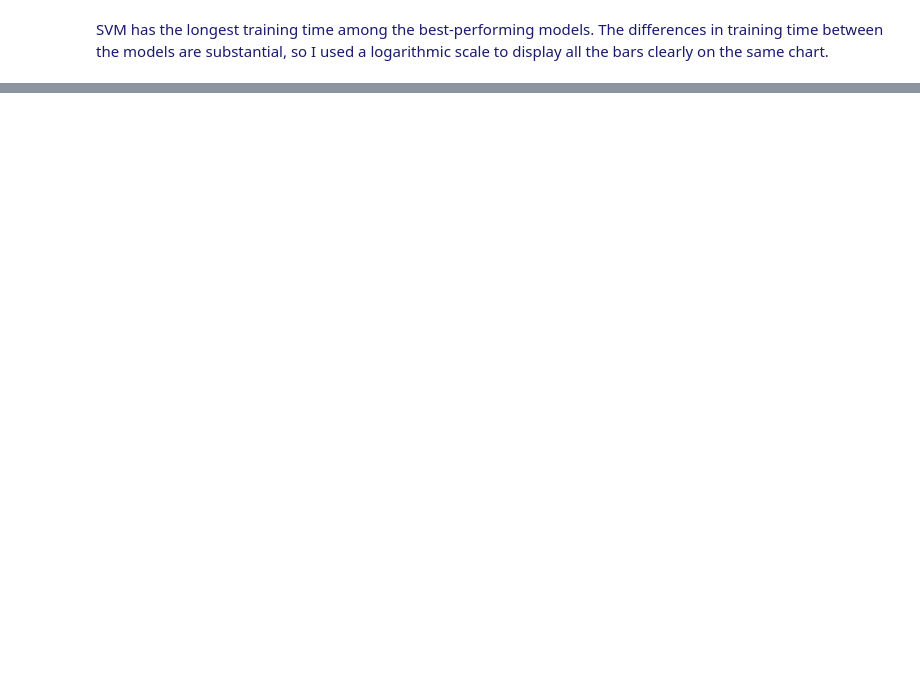
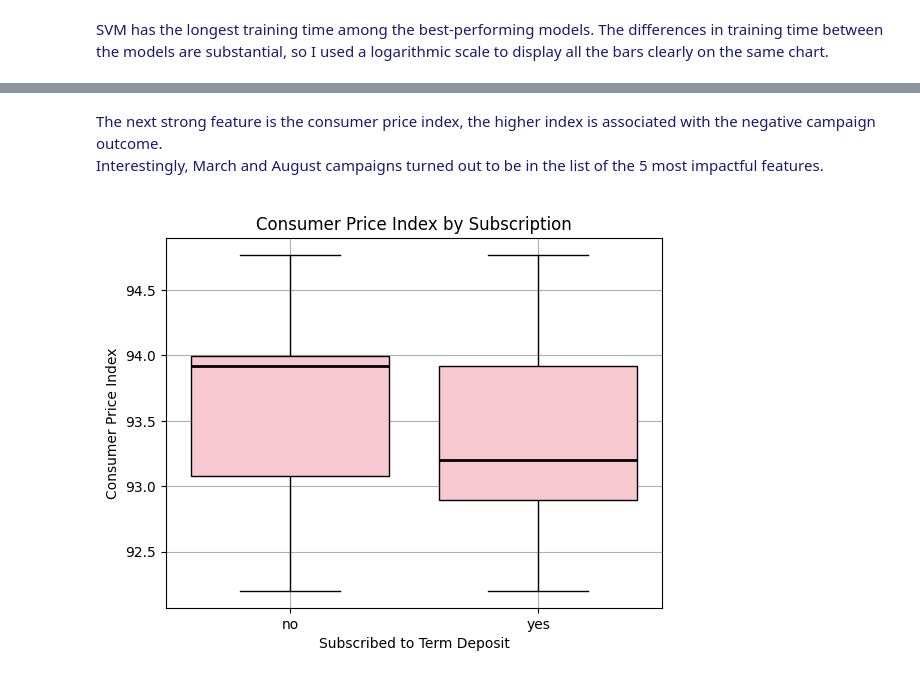
Before and after one commit to vilyapilya/Classification-models-comparison-for-bank-marketing-, a Jupyter notebook: prompt_III.ipynb, the cells around one changed output, grey strips where cells are left out. Cells and saved outputs as stored; diff of their text form; code cells hidden in the pictures; blank space fills up the shorter version.

```diff
--- a/prompt_III.ipynb
+++ b/prompt_III.ipynb
@@ -525,0 +568,23 @@ plt.show()
+# %% [markdown]
+<font color="MidnightBlue">
+The next strong feature is the consumer price index, the higher index is associated with the negative campaign outcome.
+
+Interestingly, March and August campaigns turned out to be in the list of the 5 most impactful features. </font>
+# %%
+sns.boxplot(
+    data=df,
+    x="y",
+    y="cons.price.idx",
+    color="pink",
+    capprops=dict(color="black"),
+    boxprops=dict(edgecolor="black"),
+    whiskerprops=dict(color="black"),
+    medianprops=dict(color="black", linewidth=2)
+)
+plt.xlabel("Subscribed to Term Deposit")
+plt.ylabel("Consumer Price Index")
+plt.title("Consumer Price Index by Subscription")
+plt.grid(True)
+plt.show()
+# %% [output]
+[figure, added]
```
Also changed, not shown: parts of 22 cells of this notebook, 3 other files.
